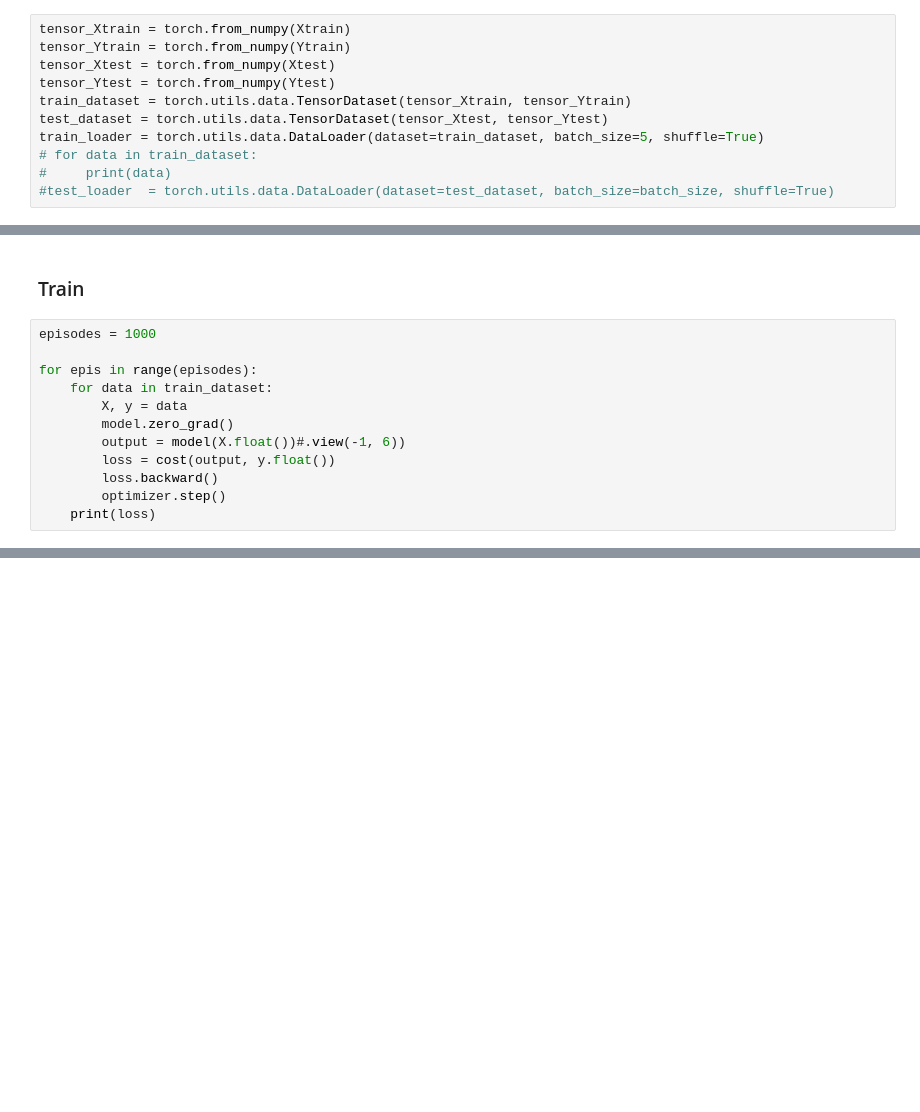
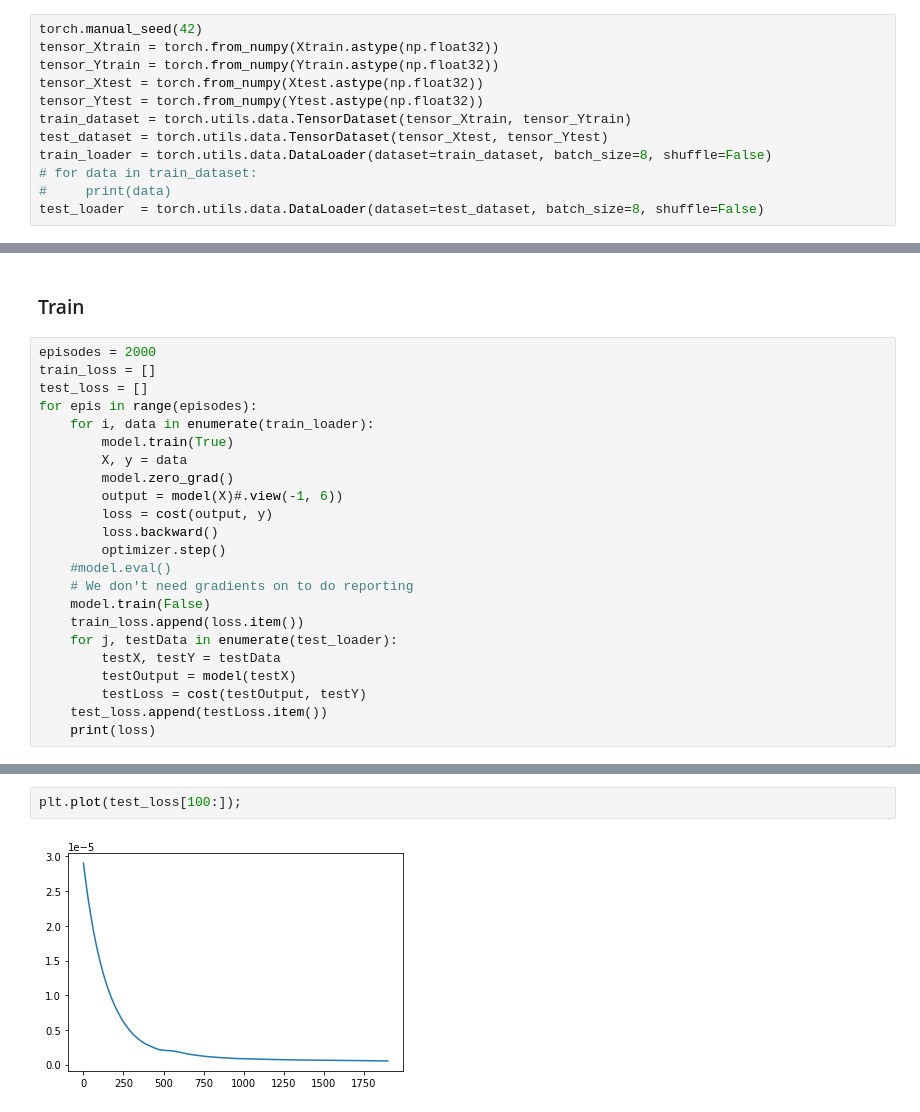
Before and after one commit to mohsafwat23/Pure-Inertial-Odometry-, a Jupyter notebook: trainNNPyTorch.ipynb, the cells around one changed output, grey strips where cells are left out. Saved outputs shown, nothing was run; the diff lists cells and outputs as text; blank space fills up the shorter version.

Commit message:
added models

```diff
--- a/trainNNPyTorch.ipynb
+++ b/trainNNPyTorch.ipynb
@@ -65,16 +67,17 @@ model = model.float()
 # %% [markdown]
 ### Convert data into a torch dataset
 # %%
-tensor_Xtrain = torch.from_numpy(Xtrain)
-tensor_Ytrain = torch.from_numpy(Ytrain)
-tensor_Xtest = torch.from_numpy(Xtest)
-tensor_Ytest = torch.from_numpy(Ytest)
+torch.manual_seed(42)
+tensor_Xtrain = torch.from_numpy(Xtrain.astype(np.float32))
+tensor_Ytrain = torch.from_numpy(Ytrain.astype(np.float32))
+tensor_Xtest = torch.from_numpy(Xtest.astype(np.float32))
+tensor_Ytest = torch.from_numpy(Ytest.astype(np.float32))
 train_dataset = torch.utils.data.TensorDataset(tensor_Xtrain, tensor_Ytrain)
 test_dataset = torch.utils.data.TensorDataset(tensor_Xtest, tensor_Ytest)
-train_loader = torch.utils.data.DataLoader(dataset=train_dataset, batch_size=5, shuffle=True)
+train_loader = torch.utils.data.DataLoader(dataset=train_dataset, batch_size=8, shuffle=False)
 # for data in train_dataset:
 #     print(data)
-#test_loader  = torch.utils.data.DataLoader(dataset=test_dataset, batch_size=batch_size, shuffle=True)
+test_loader  = torch.utils.data.DataLoader(dataset=test_dataset, batch_size=8, shuffle=False)
 # %% [markdown]
 ### Cost function and optimizer
 # %%
@@ -84,15 +89,26 @@ optimizer = torch.optim.SGD(model.parameters(), lr=alpha, nesterov=True, momentu
 # %% [markdown]
 ### Train
 # %%
-episodes = 1000
-
+episodes = 2000
+train_loss = []
+test_loss = []
 for epis in range(episodes):
-    for data in train_dataset:
+    for i, data in enumerate(train_loader):
+        model.train(True)
         X, y = data
         model.zero_grad()
-        output = model(X.float())#.view(-1, 6))
-        loss = cost(output, y.float())
+        output = model(X)#.view(-1, 6))
+        loss = cost(output, y)
         loss.backward()
         optimizer.step()
+    #model.eval()
+    # We don't need gradients on to do reporting
+    model.train(False)
+    train_loss.append(loss.item())
+    for j, testData in enumerate(test_loader):
+        testX, testY = testData
+        testOutput = model(testX)
+        testLoss = cost(testOutput, testY)
+    test_loss.append(testLoss.item())
     print(loss)
 # %% [output]
@@ -115,0 +132,4 @@ tensor(3.1844e-08, grad_fn=<MseLossBackward>)
+# %%
+plt.plot(test_loss[100:]);
+# %% [output]
+[figure, added]
```
Also changed, not shown: parts of 13 cells of this notebook, 2 other files.
